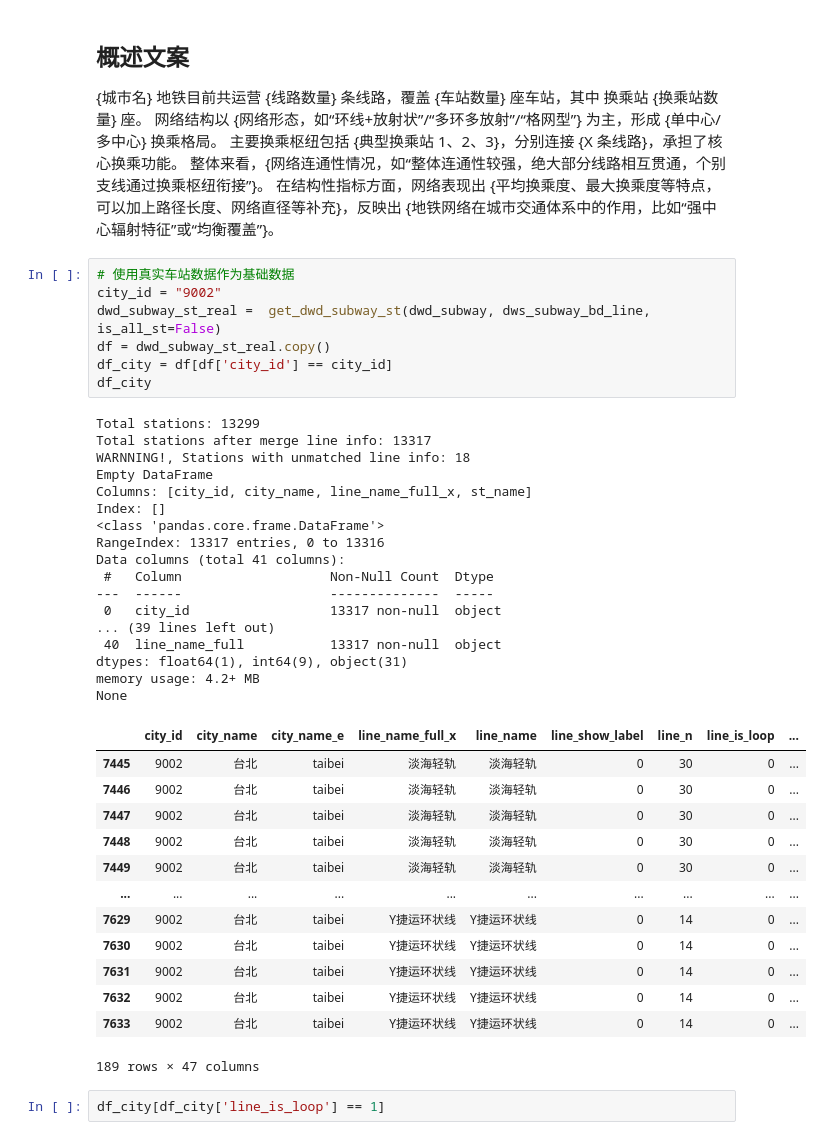
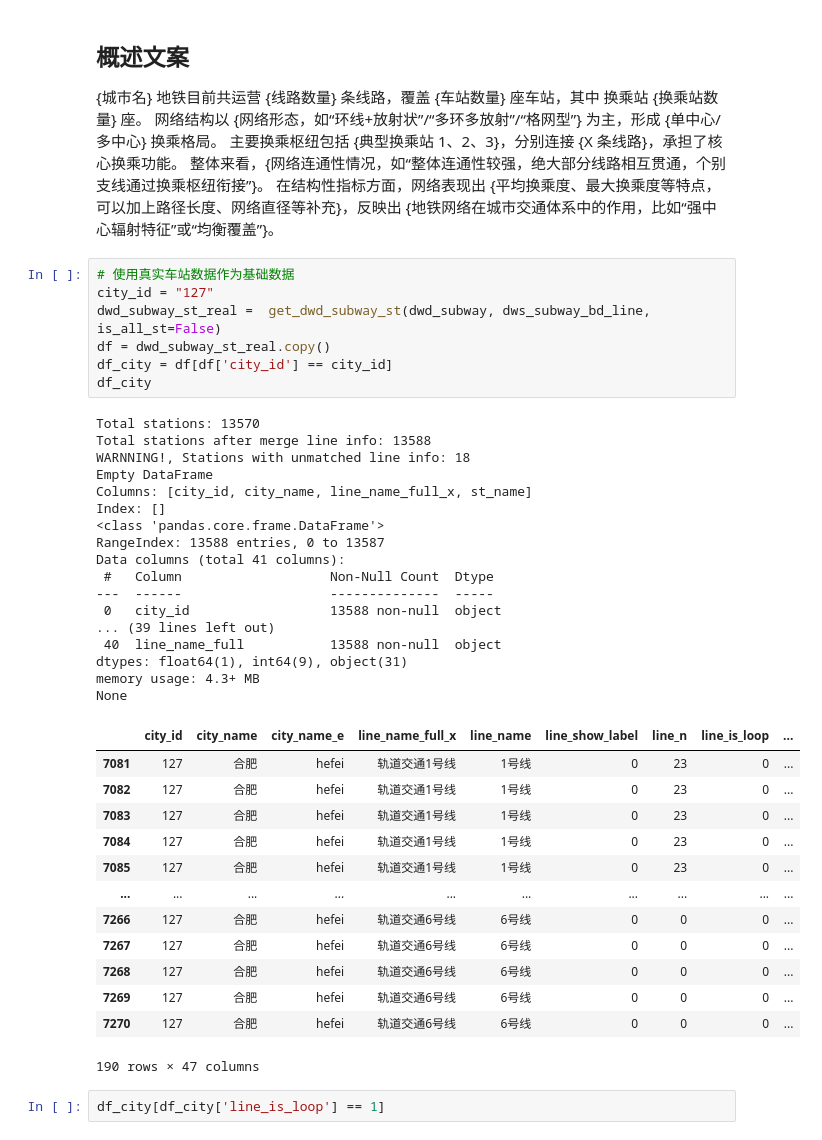
Before and after one commit to Kofi-W/net_charts, a Jupyter notebook: subway/data/data__bd/data_process_baidu.ipynb, the cells around one changed output. Drawn from its saved outputs; the diff is of its cells as text.

```diff
--- a/subway/data/data__bd/data_process_baidu.ipynb
+++ b/subway/data/data__bd/data_process_baidu.ipynb
@@ -1364,42 +1372,42 @@ City graph data saved to city_graph.json
 在结构性指标方面，网络表现出 {平均换乘度、最大换乘度等特点，可以加上路径长度、网络直径等补充}，反映出 {地铁网络在城市交通体系中的作用，比如“强中心辐射特征”或“均衡覆盖”}。
 # %%
 # 使用真实车站数据作为基础数据
-city_id = "9002"
+city_id = "127"
 dwd_subway_st_real =  get_dwd_subway_st(dwd_subway, dws_subway_bd_line, is_all_st=False)
 df = dwd_subway_st_real.copy()
 df_city = df[df['city_id'] == city_id]
 df_city
 # %% [output]
-Total stations: 13299
-Total stations after merge line info: 13317
+Total stations: 13570
+Total stations after merge line info: 13588
 WARNNING!, Stations with unmatched line info: 18
 Empty DataFrame
 Columns: [city_id, city_name, line_name_full_x, st_name]
 Index: []
 <class 'pandas.core.frame.DataFrame'>
-RangeIndex: 13317 entries, 0 to 13316
+RangeIndex: 13588 entries, 0 to 13587
 Data columns (total 41 columns):
  #   Column                   Non-Null Count  Dtype
 ---  ------                   --------------  -----
- 0   city_id                  13317 non-null  object
+ 0   city_id                  13588 non-null  object
 ... (39 lines left out)
- 40  line_name_full           13317 non-null  object
+ 40  line_name_full           13588 non-null  object
 dtypes: float64(1), int64(9), object(31)
-memory usage: 4.2+ MB
+memory usage: 4.3+ MB
 None
 |  | city_id | city_name | city_name_e | line_name_full_x | line_name | line_show_label | line_n | line_is_loop | ... |
-| 7445 | 9002 | 台北 | taibei | 淡海轻轨 | 淡海轻轨 | 0 | 30 | 0 | ... |
-| 7446 | 9002 | 台北 | taibei | 淡海轻轨 | 淡海轻轨 | 0 | 30 | 0 | ... |
-| 7447 | 9002 | 台北 | taibei | 淡海轻轨 | 淡海轻轨 | 0 | 30 | 0 | ... |
-| 7448 | 9002 | 台北 | taibei | 淡海轻轨 | 淡海轻轨 | 0 | 30 | 0 | ... |
-| 7449 | 9002 | 台北 | taibei | 淡海轻轨 | 淡海轻轨 | 0 | 30 | 0 | ... |
+| 7081 | 127 | 合肥 | hefei | 轨道交通1号线 | 1号线 | 0 | 23 | 0 | ... |
+| 7082 | 127 | 合肥 | hefei | 轨道交通1号线 | 1号线 | 0 | 23 | 0 | ... |
+| 7083 | 127 | 合肥 | hefei | 轨道交通1号线 | 1号线 | 0 | 23 | 0 | ... |
+| 7084 | 127 | 合肥 | hefei | 轨道交通1号线 | 1号线 | 0 | 23 | 0 | ... |
+| 7085 | 127 | 合肥 | hefei | 轨道交通1号线 | 1号线 | 0 | 23 | 0 | ... |
 | ... | ... | ... | ... | ... | ... | ... | ... | ... | ... |
-| 7629 | 9002 | 台北 | taibei | Y捷运环状线 | Y捷运环状线 | 0 | 14 | 0 | ... |
-| 7630 | 9002 | 台北 | taibei | Y捷运环状线 | Y捷运环状线 | 0 | 14 | 0 | ... |
-| 7631 | 9002 | 台北 | taibei | Y捷运环状线 | Y捷运环状线 | 0 | 14 | 0 | ... |
-| 7632 | 9002 | 台北 | taibei | Y捷运环状线 | Y捷运环状线 | 0 | 14 | 0 | ... |
-| 7633 | 9002 | 台北 | taibei | Y捷运环状线 | Y捷运环状线 | 0 | 14 | 0 | ... |
+| 7266 | 127 | 合肥 | hefei | 轨道交通6号线 | 6号线 | 0 | 0 | 0 | ... |
+| 7267 | 127 | 合肥 | hefei | 轨道交通6号线 | 6号线 | 0 | 0 | 0 | ... |
+| 7268 | 127 | 合肥 | hefei | 轨道交通6号线 | 6号线 | 0 | 0 | 0 | ... |
+| 7269 | 127 | 合肥 | hefei | 轨道交通6号线 | 6号线 | 0 | 0 | 0 | ... |
+| 7270 | 127 | 合肥 | hefei | 轨道交通6号线 | 6号线 | 0 | 0 | 0 | ... |
-189 rows × 47 columns
+190 rows × 47 columns
 # %%
 df_city[df_city['line_is_loop'] == 1]
 # %% [output]
```
Also changed, not shown: parts of 21 cells of this notebook, 14 other files.
